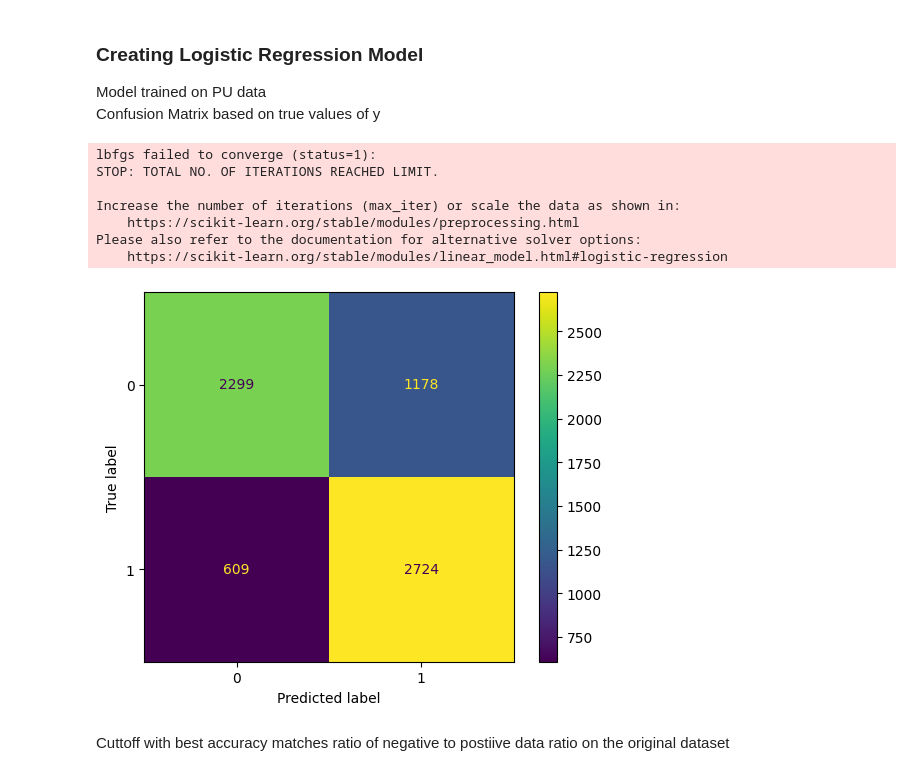
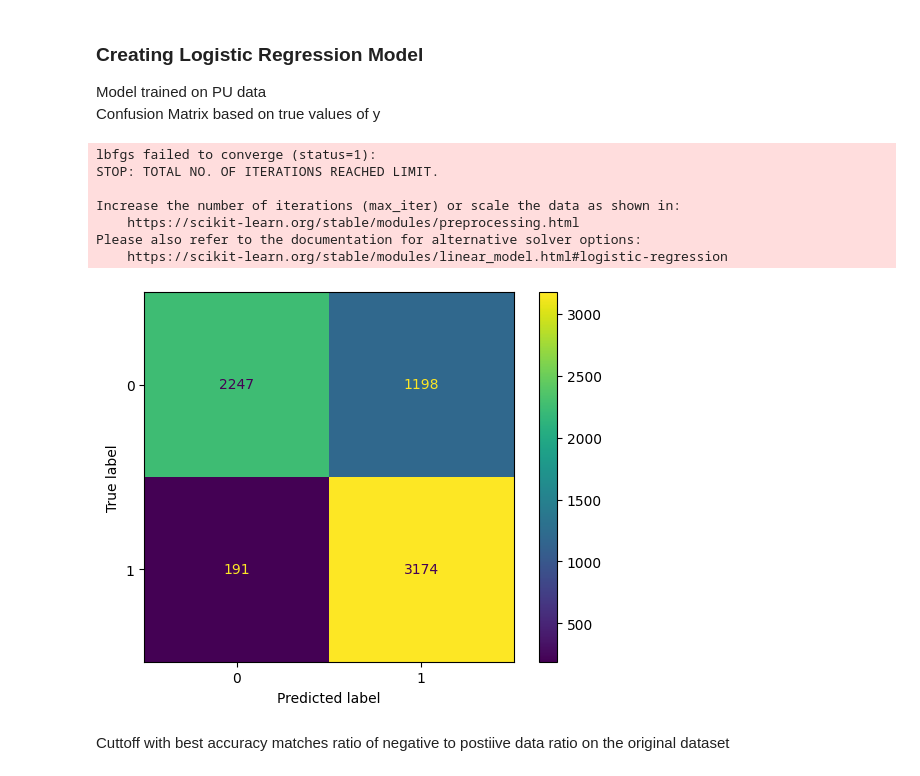
Before and after one commit to izimmer94/PU-Fake-News, a Jupyter notebook: logistic_model.ipynb, the cells around one changed output. Saved outputs shown, nothing was run; the diff lists cells and outputs as text; code cells hidden in the pictures.

```diff
--- a/logistic_model.ipynb
+++ b/logistic_model.ipynb
@@ -205,25 +205,25 @@ Confusion Matrix based on true values of y
 # %%
 ## Making Model
 logreg = LogisticRegression(random_state=97)
-logreg.fit(temp, y_train)
+logreg.fit(x_train_combined, y_train)
 
 y_pred_proba = logreg.predict_proba(x_test_processed)
 y_pred = [1 if proba[1] > 0.75 else 0 for proba in y_pred_proba]
 confusion_matrix = metrics.confusion_matrix(y_test_true, y_pred)
 
 cm_display = metrics.ConfusionMatrixDisplay(confusion_matrix = confusion_matrix, display_labels = [0, 1])
 
 cm_display.plot()
 plt.show()
 # %% [output]
 lbfgs failed to converge (status=1):
 STOP: TOTAL NO. OF ITERATIONS REACHED LIMIT.
 
 Increase the number of iterations (max_iter) or scale the data as shown in:
     https://scikit-learn.org/stable/modules/preprocessing.html
 Please also refer to the documentation for alternative solver options:
     https://scikit-learn.org/stable/modules/linear_model.html#logistic-regression
-[figure, old version]
+[figure, new version]
 # %%
 percentages = np.arange(0, 1, 0.05)
 accuracy = []
```
Also changed, not shown: parts of 10 cells of this notebook, 1 other file.
